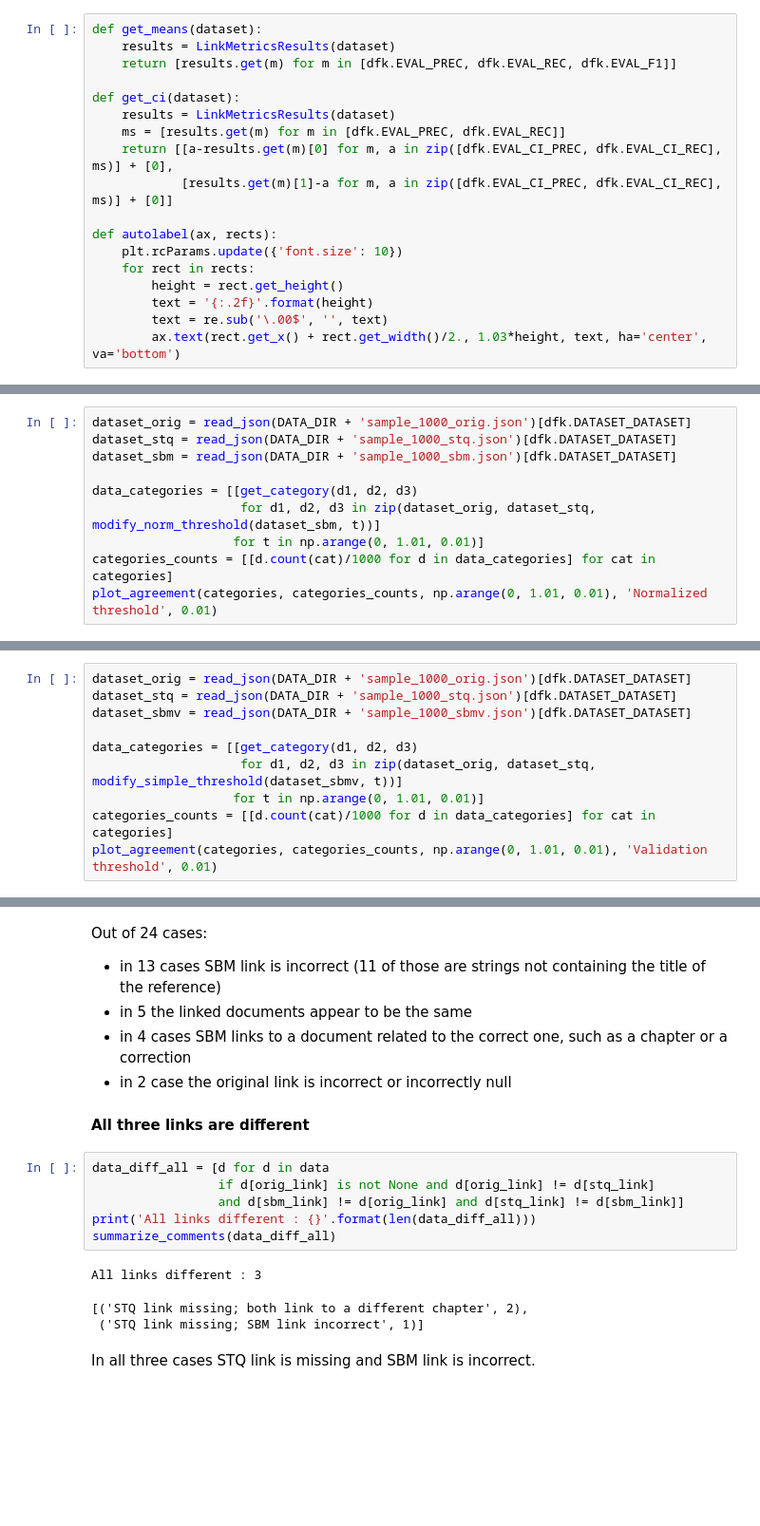
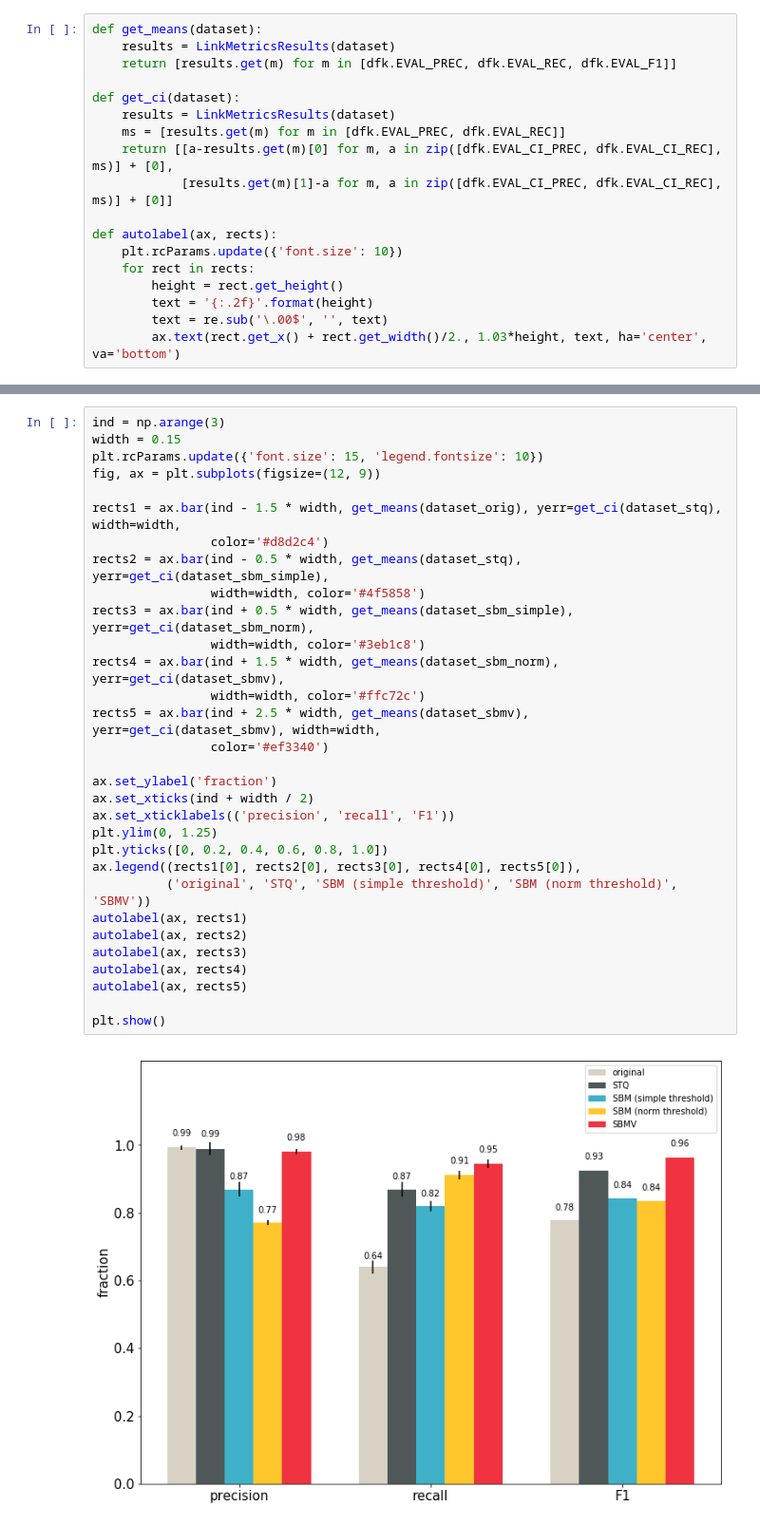
Before and after one commit to CrossRef/reference-matching-evaluation, a Jupyter notebook: analyses/existing_matches.ipynb, the cells around one changed output, grey strips where cells are left out. Shown: that part at 95% size. Saved outputs shown, nothing was run; the diff lists cells and outputs as text; blank space fills up the shorter version.

```diff
--- a/analyses/existing_matches.ipynb
+++ b/analyses/existing_matches.ipynb
@@ -318,10 +162,0 @@ What happens with the categories in the dataset as we vary the normalized thresh
-# %%
-dataset_orig = read_json(DATA_DIR + 'sample_1000_orig.json')[dfk.DATASET_DATASET]
-dataset_stq = read_json(DATA_DIR + 'sample_1000_stq.json')[dfk.DATASET_DATASET]
-dataset_sbm = read_json(DATA_DIR + 'sample_1000_sbm.json')[dfk.DATASET_DATASET]
-
-data_categories = [[get_category(d1, d2, d3)
-                    for d1, d2, d3 in zip(dataset_orig, dataset_stq, modify_norm_threshold(dataset_sbm, t))]
-                   for t in np.arange(0, 1.01, 0.01)]
-categories_counts = [[d.count(cat)/1000 for d in data_categories] for cat in categories]
-plot_agreement(categories, categories_counts, np.arange(0, 1.01, 0.01), 'Normalized threshold', 0.01)
@@ -347,10 +162,0 @@ Finally, what happens with the categories in the dataset as we vary the validati
-# %%
-dataset_orig = read_json(DATA_DIR + 'sample_1000_orig.json')[dfk.DATASET_DATASET]
-dataset_stq = read_json(DATA_DIR + 'sample_1000_stq.json')[dfk.DATASET_DATASET]
-dataset_sbmv = read_json(DATA_DIR + 'sample_1000_sbmv.json')[dfk.DATASET_DATASET]
-
-data_categories = [[get_category(d1, d2, d3)
-                    for d1, d2, d3 in zip(dataset_orig, dataset_stq, modify_simple_threshold(dataset_sbmv, t))]
-                   for t in np.arange(0, 1.01, 0.01)]
-categories_counts = [[d.count(cat)/1000 for d in data_categories] for cat in categories]
-plot_agreement(categories, categories_counts, np.arange(0, 1.01, 0.01), 'Validation threshold', 0.01)
@@ -505,20 +163,33 @@ SBT link is different : 24
-# %% [markdown]
-Out of 24 cases:
-  * in 13 cases SBM link is incorrect (11 of those are strings not containing the title of the reference)
-  * in 5 the linked documents appear to be the same
-  * in 4 cases SBM links to a document related to the correct one, such as a chapter or a correction
-  * in 2 case the original link is incorrect or incorrectly null
-
-#### All three links are different
-# %%
-data_diff_all = [d for d in data
-                 if d[orig_link] is not None and d[orig_link] != d[stq_link]
-                 and d[sbm_link] != d[orig_link] and d[stq_link] != d[sbm_link]]
-print('All links different : {}'.format(len(data_diff_all)))
-summarize_comments(data_diff_all)
-# %% [output]
-All links different : 3
-[('STQ link missing; both link to a different chapter', 2),
- ('STQ link missing; SBM link incorrect', 1)]
-# %% [markdown]
-In all three cases STQ link is missing and SBM link is incorrect.
+# %%
+ind = np.arange(3)
+width = 0.15
+plt.rcParams.update({'font.size': 15, 'legend.fontsize': 10})
+fig, ax = plt.subplots(figsize=(12, 9))
+
+rects1 = ax.bar(ind - 1.5 * width, get_means(dataset_orig), yerr=get_ci(dataset_stq), width=width,
+                color='#d8d2c4')
+rects2 = ax.bar(ind - 0.5 * width, get_means(dataset_stq), yerr=get_ci(dataset_sbm_simple),
+                width=width, color='#4f5858')
+rects3 = ax.bar(ind + 0.5 * width, get_means(dataset_sbm_simple), yerr=get_ci(dataset_sbm_norm),
+                width=width, color='#3eb1c8')
+rects4 = ax.bar(ind + 1.5 * width, get_means(dataset_sbm_norm), yerr=get_ci(dataset_sbmv),
+                width=width, color='#ffc72c')
+rects5 = ax.bar(ind + 2.5 * width, get_means(dataset_sbmv), yerr=get_ci(dataset_sbmv), width=width,
+                color='#ef3340')
+
+ax.set_ylabel('fraction')
+ax.set_xticks(ind + width / 2)
+ax.set_xticklabels(('precision', 'recall', 'F1'))
+plt.ylim(0, 1.25)
+plt.yticks([0, 0.2, 0.4, 0.6, 0.8, 1.0])
+ax.legend((rects1[0], rects2[0], rects3[0], rects4[0], rects5[0]),
+          ('original', 'STQ', 'SBM (simple threshold)', 'SBM (norm threshold)', 'SBMV'))
+autolabel(ax, rects1)
+autolabel(ax, rects2)
+autolabel(ax, rects3)
+autolabel(ax, rects4)
+autolabel(ax, rects5)
+
+plt.show()
+# %% [output]
+[figure, added]
```
Also changed, not shown: parts of 86 cells of this notebook.
